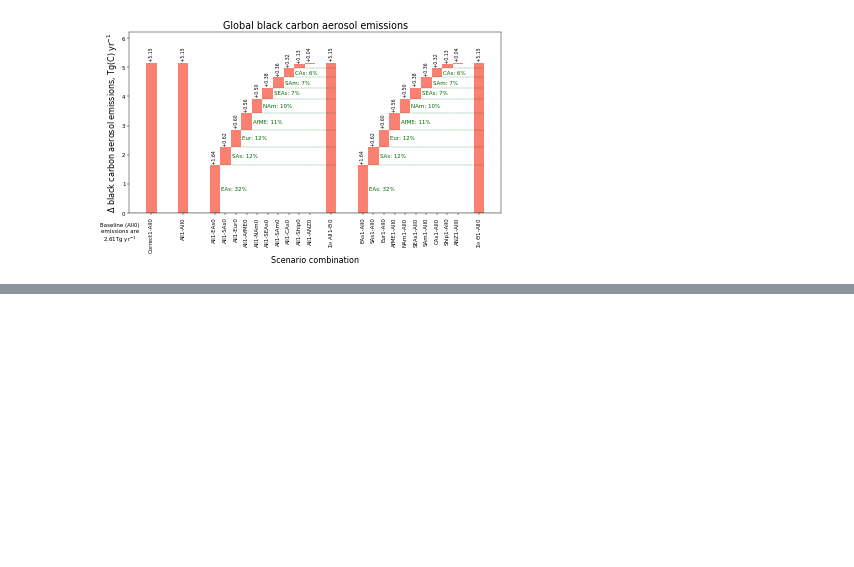
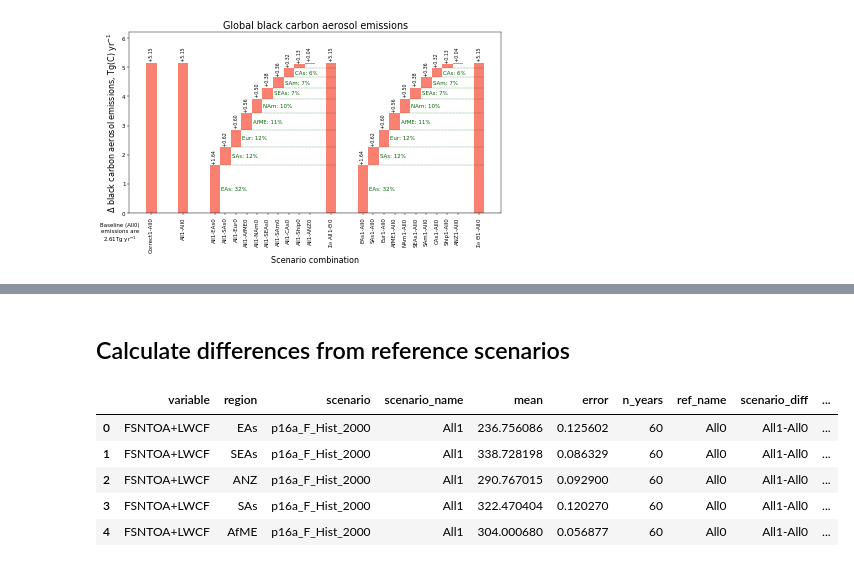
Before and after one commit to grandey/draft2017a-region-rfp, a Jupyter notebook: figures_draft2017a.ipynb, the cells around one changed output, grey strips where cells are left out. Cells and saved outputs as stored; diff of their text form; code cells hidden in the pictures; blank space fills up the shorter version.

```diff
--- a/figures_draft2017a.ipynb
+++ b/figures_draft2017a.ipynb
@@ -378,0 +493,43 @@ Written local/fS03.pdf
+# %% [markdown]
+## Calculate differences from reference scenarios
+# %%
+def diff_according_to_scenario_name(row):
+    """Calculate difference according to scenario name.
+
+    Args:
+        row: row of the regional_df DataFrame.
+
+    Returns:
+        Modified version of row containing 'scenario_diff', 'mean_diff', and 'combined_error'.
+    """
+    scenario_name = row['scenario_name']
+    if scenario_name[-1] == '1':  # if ends with '1', compare to All0
+        ref_name = 'All0'
+    else:  # if ends with '0', compare to All1
+        ref_name = 'All1'
+    ref_row = regional_df[(regional_df['variable'] == row['variable']) &  # row corresponding to ref scenario
+                          (regional_df['region'] == row['region']) &
+                          (regional_df['scenario_name'] == ref_name)].T.squeeze()  # DataFrame to Series
+    if ref_name == 'All0':
+        scenario_diff = '{}-All0'.format(scenario_name)
+        mean_diff = row['mean'] - ref_row['mean']
+    else:
+        scenario_diff = 'All1-{}'.format(scenario_name)
+        mean_diff = ref_row['mean'] - row['mean']
+    combined_error = np.sqrt(row['error']**2 + ref_row['error']**2)
+    row['ref_name'] = ref_name
+    row['scenario_diff'] = scenario_diff
+    row['mean_diff'] = mean_diff
+    row['combined_error'] = combined_error
+    return row
+
+# Apply function above
+diff_df = regional_df.apply(diff_according_to_scenario_name, axis=1)
+diff_df.head()
+# %% [output]
+|  | variable | region | scenario | scenario_name | mean | error | n_years | ref_name | scenario_diff | ... |
+| 0 | FSNTOA+LWCF | EAs | p16a_F_Hist_2000 | All1 | 236.756086 | 0.125602 | 60 | All0 | All1-All0 | ... |
+| 1 | FSNTOA+LWCF | SEAs | p16a_F_Hist_2000 | All1 | 338.728198 | 0.086329 | 60 | All0 | All1-All0 | ... |
+| 2 | FSNTOA+LWCF | ANZ | p16a_F_Hist_2000 | All1 | 290.767015 | 0.092900 | 60 | All0 | All1-All0 | ... |
+| 3 | FSNTOA+LWCF | SAs | p16a_F_Hist_2000 | All1 | 322.470404 | 0.120270 | 60 | All0 | All1-All0 | ... |
+| 4 | FSNTOA+LWCF | AfME | p16a_F_Hist_2000 | All1 | 304.000680 | 0.056877 | 60 | All0 | All1-All0 | ... |
```
Also changed, not shown: parts of 12 cells of this notebook, 1 other file.
